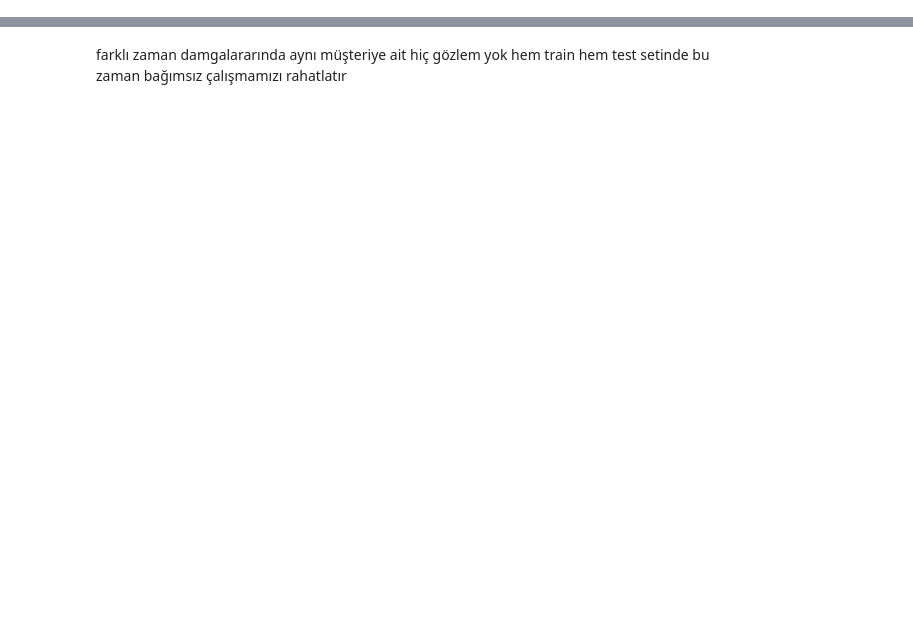
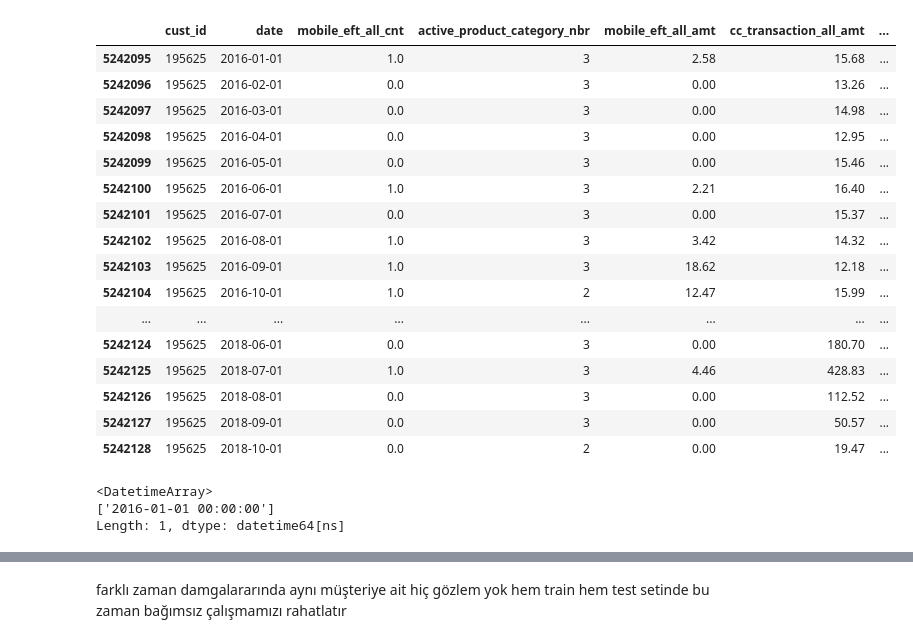
Before and after one commit to osman-tkdmr/ING_Datathon, a Jupyter notebook: analysis.ipynb, the cells around one changed output, grey strips where cells are left out. Cells and saved outputs as stored; diff of their text form; code cells hidden in the pictures; blank space fills up the shorter version.

```diff
--- a/analysis.ipynb
+++ b/analysis.ipynb
@@ -20,0 +45,26 @@ sample_submission = pd.read_csv(f"{path}/sample_submission.csv")
+# %%
+customer_history[customer_history["cust_id"] == int(customers.loc[customers["tenure"] == customers["tenure"].max(), "cust_id"])]
+# %% [output]
+|  | cust_id | date | mobile_eft_all_cnt | active_product_category_nbr | mobile_eft_all_amt | cc_transaction_all_amt | ... |
+| 5242095 | 195625 | 2016-01-01 | 1.0 | 3 | 2.58 | 15.68 | ... |
+| 5242096 | 195625 | 2016-02-01 | 0.0 | 3 | 0.00 | 13.26 | ... |
+| 5242097 | 195625 | 2016-03-01 | 0.0 | 3 | 0.00 | 14.98 | ... |
+| 5242098 | 195625 | 2016-04-01 | 0.0 | 3 | 0.00 | 12.95 | ... |
+| 5242099 | 195625 | 2016-05-01 | 0.0 | 3 | 0.00 | 15.46 | ... |
+| 5242100 | 195625 | 2016-06-01 | 1.0 | 3 | 2.21 | 16.40 | ... |
+| 5242101 | 195625 | 2016-07-01 | 0.0 | 3 | 0.00 | 15.37 | ... |
+| 5242102 | 195625 | 2016-08-01 | 1.0 | 3 | 3.42 | 14.32 | ... |
+| 5242103 | 195625 | 2016-09-01 | 1.0 | 3 | 18.62 | 12.18 | ... |
+| 5242104 | 195625 | 2016-10-01 | 1.0 | 2 | 12.47 | 15.99 | ... |
+| ... | ... | ... | ... | ... | ... | ... | ... |
+| 5242124 | 195625 | 2018-06-01 | 0.0 | 3 | 0.00 | 180.70 | ... |
+| 5242125 | 195625 | 2018-07-01 | 1.0 | 3 | 4.46 | 428.83 | ... |
+| 5242126 | 195625 | 2018-08-01 | 0.0 | 3 | 0.00 | 112.52 | ... |
+| 5242127 | 195625 | 2018-09-01 | 0.0 | 3 | 0.00 | 50.57 | ... |
+| 5242128 | 195625 | 2018-10-01 | 0.0 | 2 | 0.00 | 19.47 | ... |
+# %%
+customer_history.groupby("cust_id").min()["date"].unique()
+# %% [output]
+<DatetimeArray>
+['2016-01-01 00:00:00']
+Length: 1, dtype: datetime64[ns]
```
Also changed, not shown: parts of 73 cells of this notebook, 4 other files.
